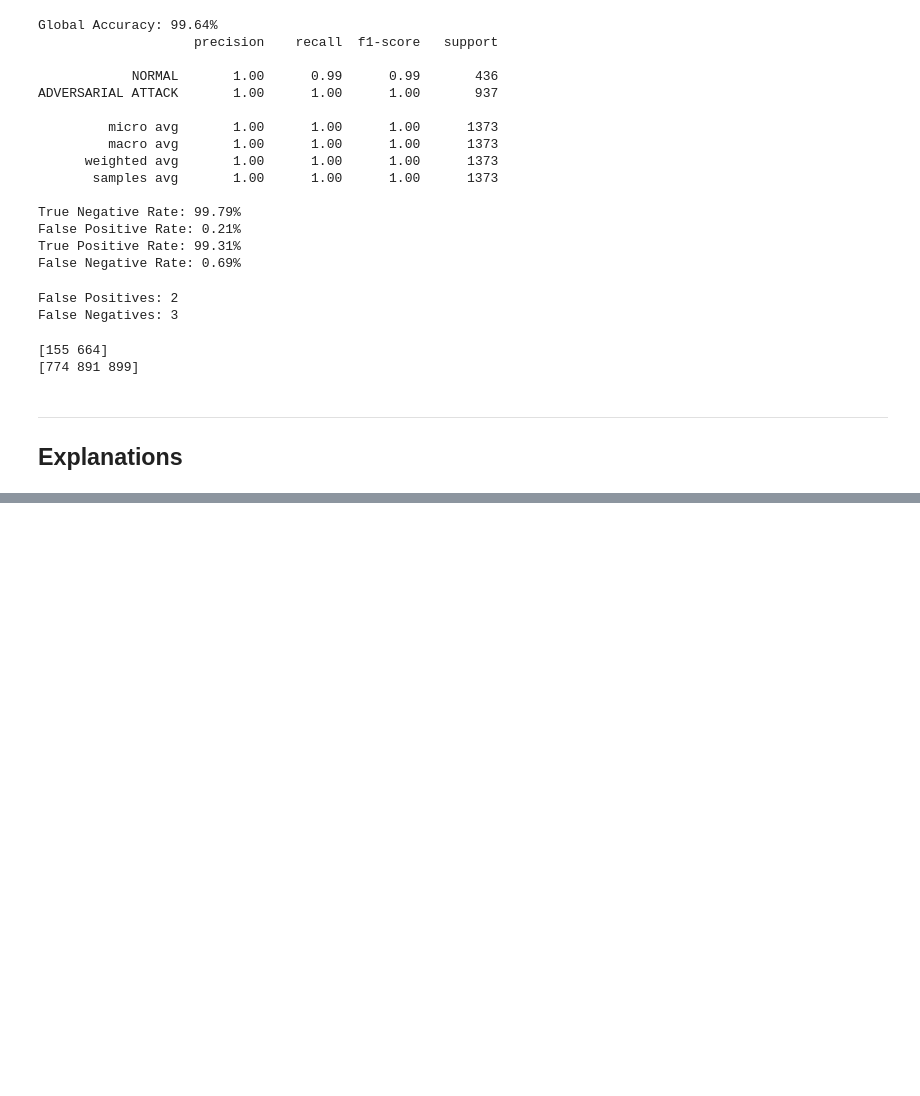
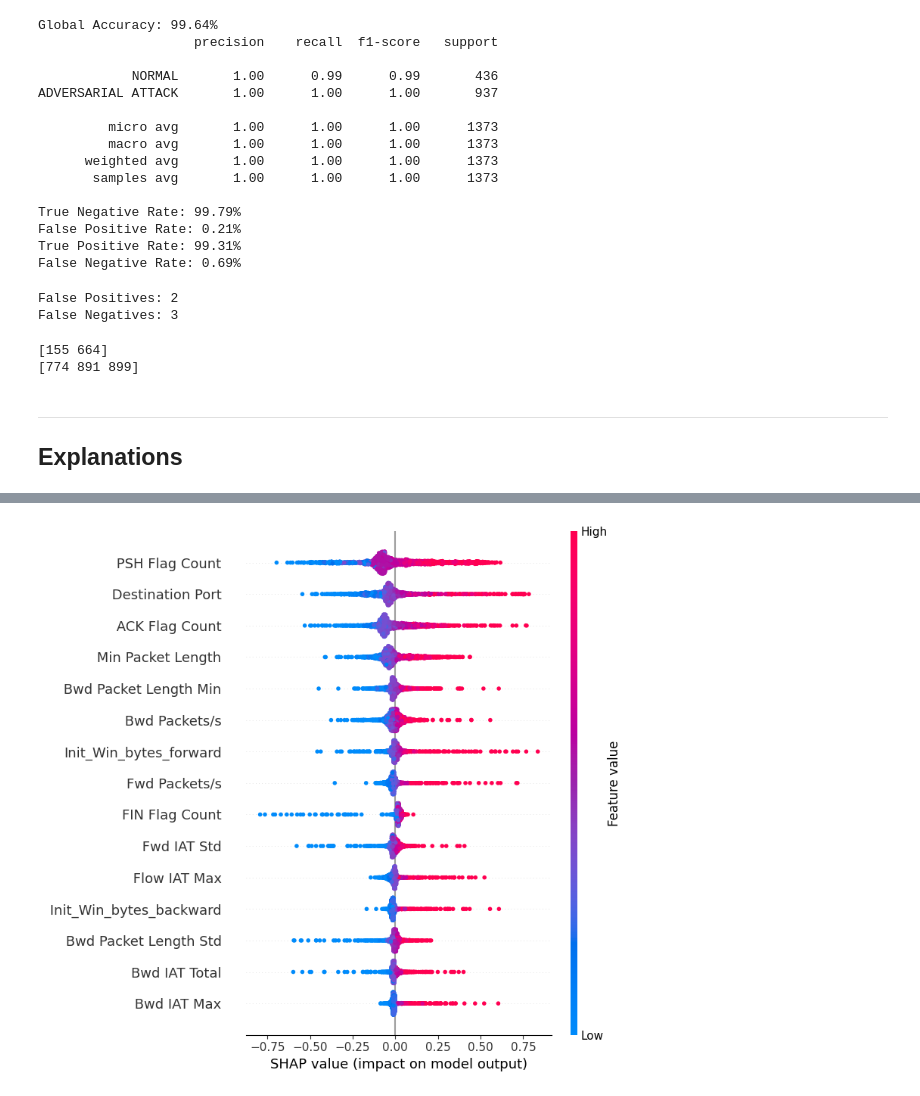
Before and after one commit to f-odc/xai-assisted-intrusion-detection, a Jupyter notebook: src/detector.ipynb, the cells around one changed output, grey strips where cells are left out. Cells and saved outputs as stored; diff of their text form; code cells hidden in the pictures; blank space fills up the shorter version.

```diff
--- a/src/detector.ipynb
+++ b/src/detector.ipynb
@@ -309,0 +315,4 @@ print(shap_values.shape) # one shap value per feature per sample
+# %%
+shap.summary_plot(shap_values, X_test_detector, max_display=15)
+# %% [output]
+[figure, added]
```
Also changed, not shown: parts of 2 cells of this notebook.
